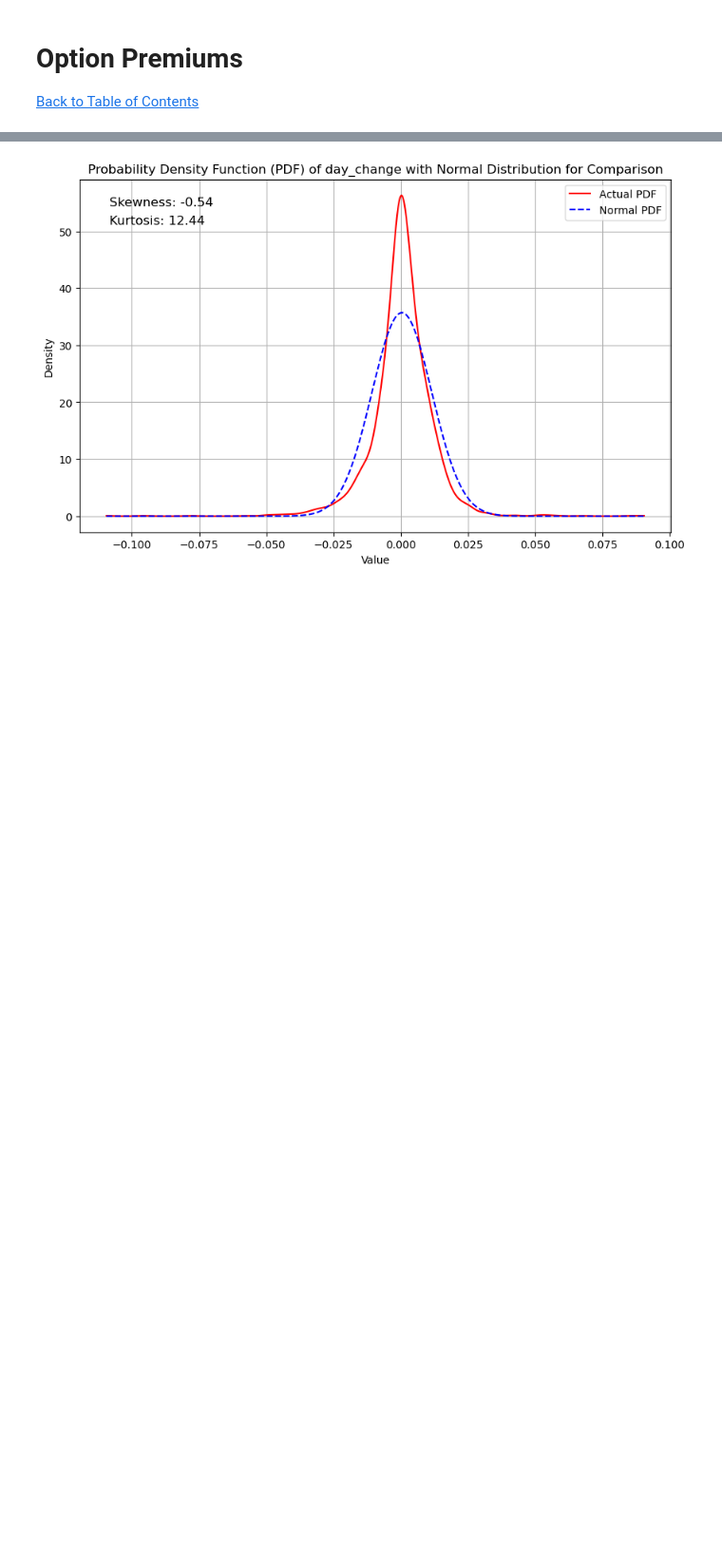
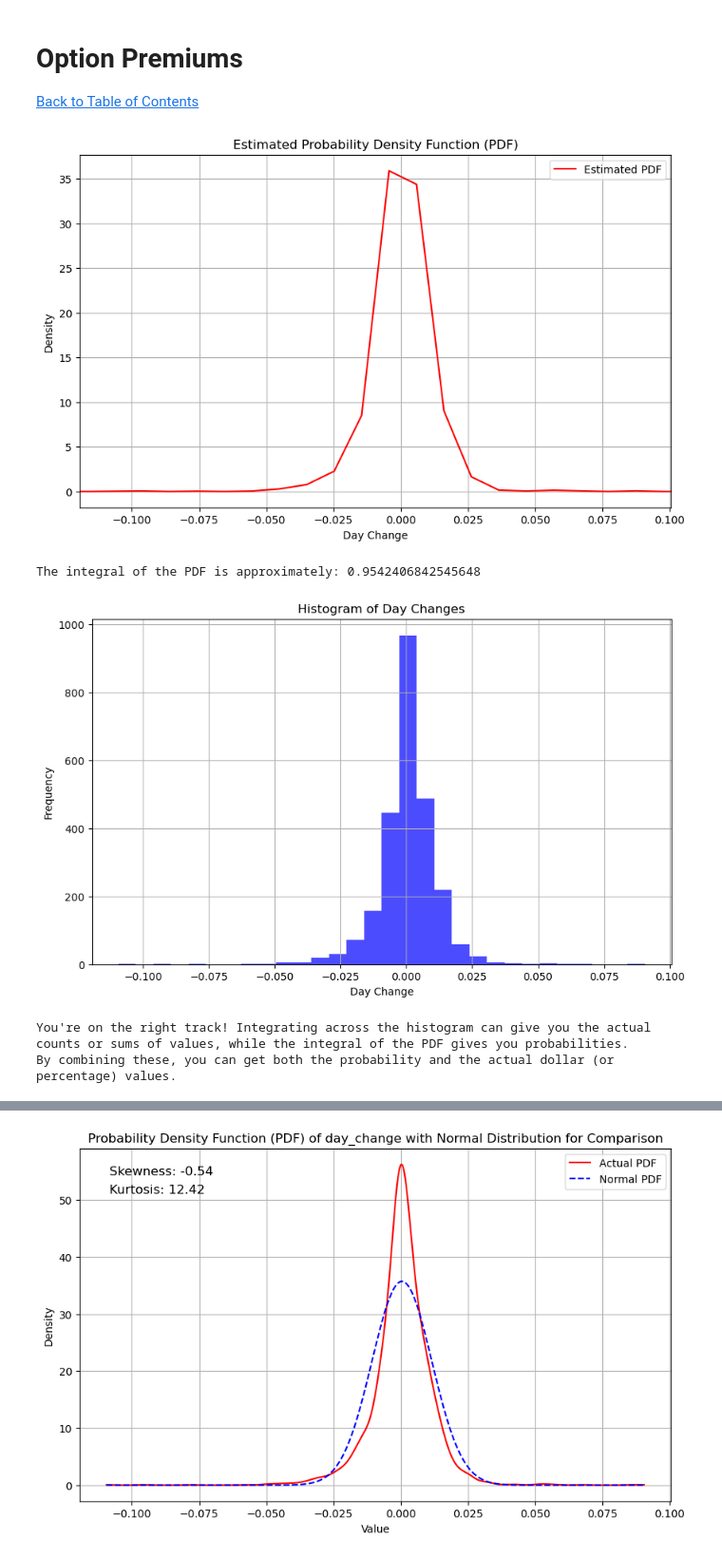
Before and after one commit to Nicholas-Sanso/SPY_Behavior, a Jupyter notebook: spy_full.ipynb, the cells around one changed output, grey strips where cells are left out. Shown at 95% size. Cells and saved outputs as stored; diff of their text form; code cells hidden in the pictures; blank space fills up the shorter version.

```diff
--- a/spy_full.ipynb
+++ b/spy_full.ipynb
@@ -67,13 +70,15 @@ data['MA_14'] = data['Open'].rolling(window=14).mean()
 data['MA_50'] = data['Open'].rolling(window=50).mean()
 
 
-# Create lagged features comparing today's open to these moving averages
+# Create features comparing today's open to these moving averages
 data['open_above_MA_5'] = (data['Open'] > data['MA_5']).astype(int)
 data['open_above_MA_14'] = (data['Open'] > data['MA_14']).astype(int)
 data['open_above_MA_50'] = (data['Open'] > data['MA_50']).astype(int)
 
-# Create a binary indicator for whether yesterday's close was above or below the 5-day MA
-data['yesterday_close_above_MA_5'] = (data['Close/Last'].shift(1) > data['MA_14']).astype(int)
+# Create a crossover signal column
+data['MA_Crossover_Signal_5_14'] = ((data['MA_5'] > data['MA_14']) & (data['MA_5'].shift(1) <= data['MA_5'].shift(1))).astype(int)
+data['MA_Crossover_Signal_today_5'] = ((data['Close/Last'] > data['MA_14']) & (data['Close/Last'].shift(1) <= data['MA_5'].shift(1))).astype(int)
+
 
 # Shift 'High' and 'Low' columns by 1
 data['High_shift'] = data['High'].shift(1)
@@ -93,11 +98,72 @@ data['opening_gaps_2'] = data.apply(calculate_opening_gaps, axis=1)
 
 # Drop the shifted columns if they're not needed
 data.drop(columns=['High_shift', 'Low_shift'], inplace=True)
-
-print(data[['Date', 'Open', 'High', 'Low', 'Close/Last', 'opening_gaps_2']])
 # %% [markdown]
 # <a id="section5"></a> Option Premiums
 [Back to Table of Contents](#table-of-contents)
+# %%
+# Drop NaN values from the DataFrame data = data.dropna(subset=['day_change'])
+data = data.dropna(subset=['day_change'])
+
+# Extract the 'day_change' column
+day_change = data['day_change'].values
+
+# Perform Kernel Density Estimation (KDE)
+kde = gaussian_kde(day_change)
+
+# Generate a range of values over which to evaluate the KDE
+x = np.linspace(min(day_change) - 5, max(day_change) + 5, 1000)
+pdf_vals = kde(x)
+
+# Compute the integral of the PDF using Simpson's rule
+integral = simps(pdf_vals, x)
+
+# Plot the estimated PDF
+plt.figure(figsize=(10, 6))
+plt.plot(x, pdf_vals, label='Estimated PDF', color='red')
+
+# Set x-axis limits plt.xlim(min(day_change) - 5, max(day_change) + 5)
+plt.xlim(min(day_change) - .01, max(day_change) + .01)
+
+plt.xlabel('Day Change')
+plt.ylabel('Density')
+plt.title('Estimated Probability Density Function (PDF)')
+plt.legend()
+plt.grid(True)
+plt.show()
+
+# Print the computed integral
+print(f"The integral of the PDF is approximately: {integral}")
+
+
+
+# Drop NaN values from the DataFrame
+data = data.dropna(subset=['day_change'])
+
+# Extract the 'day_change' column
+day_change = data['day_change'].values
+
+# Create a histogram
+plt.figure(figsize=(10, 6))
+plt.hist(day_change, bins=30, density=False, color='blue', alpha=0.7)
+plt.xlabel('Day Change')
+plt.ylabel('Frequency')
+plt.title('Histogram of Day Changes')
+plt.grid(True)
+plt.show()
+
+
+print('''
+You're on the right track! Integrating across the histogram can give you the actual counts or sums of values, while the integral of the PDF gives you probabilities.
+By combining these, you can get both the probability and the actual dollar (or percentage) values.
+
+''')
+# %% [output]
+[figure, added]
+The integral of the PDF is approximately: 0.9542406842545648
+[figure, added]
+You're on the right track! Integrating across the histogram can give you the actual counts or sums of values, while the integral of the PDF gives you probabilities.
+By combining these, you can get both the probability and the actual dollar (or percentage) values.
 # %%
 day_change_STD= data['day_change'].std()
 day_change_mean= data['day_change'].mean()
```
Also changed, not shown: parts of 19 cells of this notebook.
